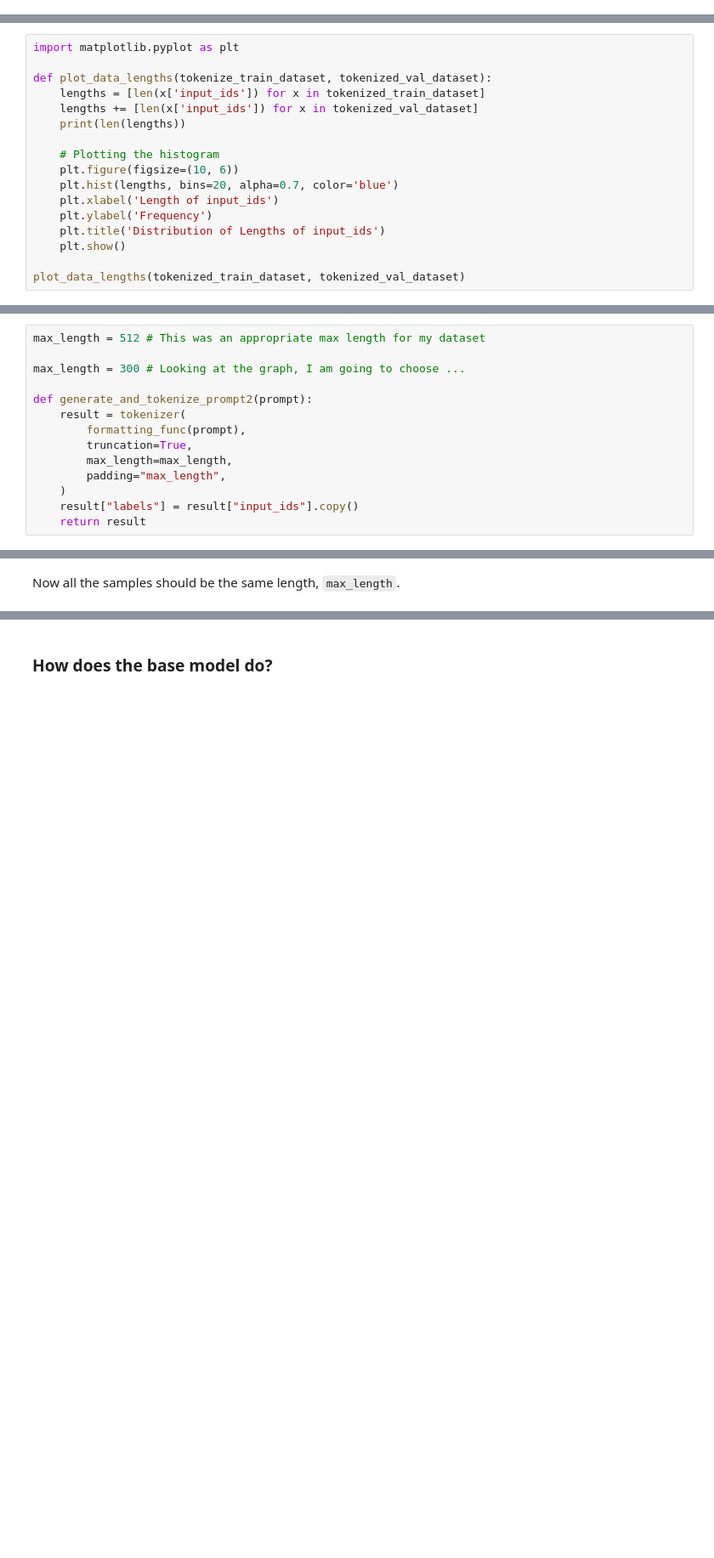
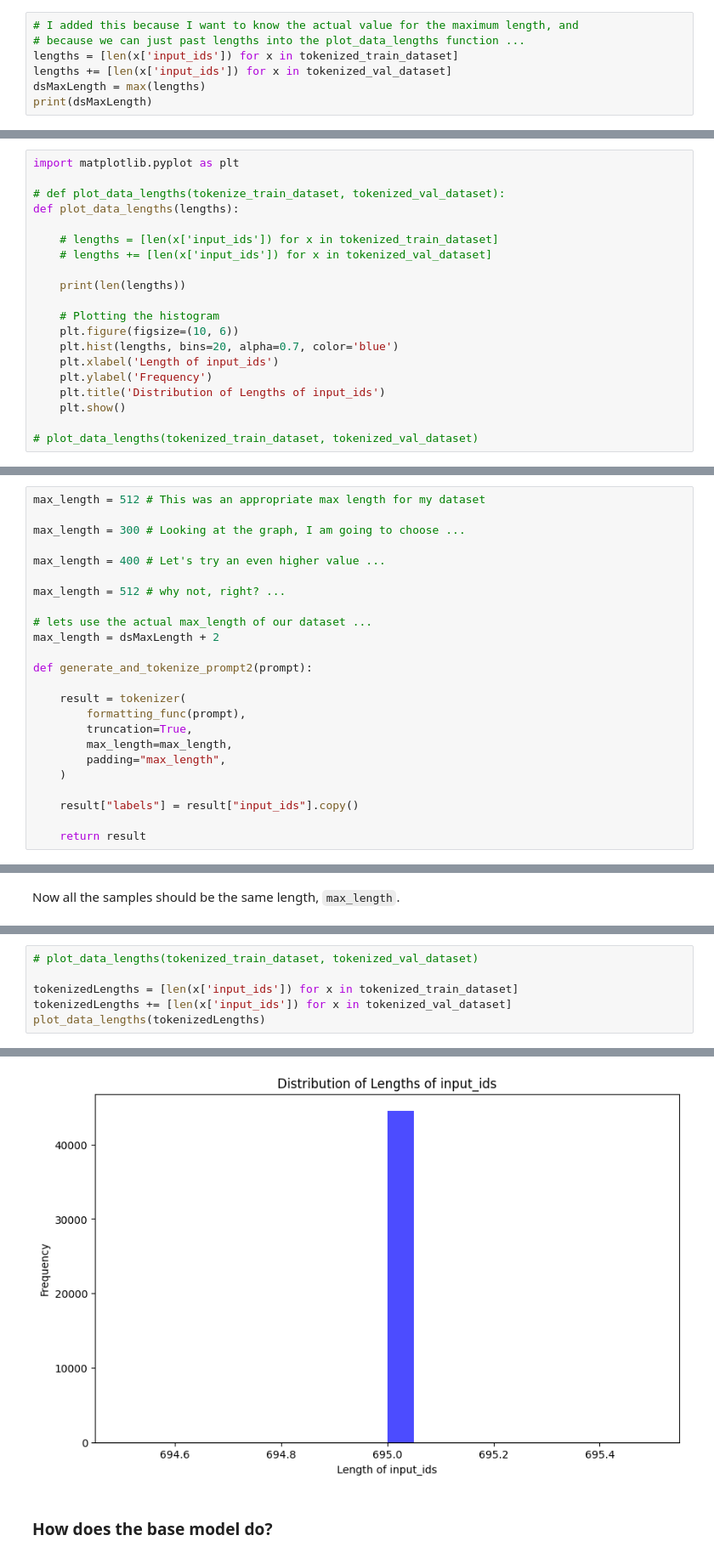
Before and after one commit to rkaunismaa/LLaMa2_PlayGround, a Jupyter notebook: llama2-finetune.ipynb, the cells around one changed output, grey strips where cells are left out. Shown at 85% size. Saved outputs shown, nothing was run; the diff lists cells and outputs as text; blank space fills up the shorter version.

```diff
--- a/llama2-finetune.ipynb
+++ b/llama2-finetune.ipynb
@@ -198,3 +202,10 @@ Reformat the prompt and tokenize each sample:
 # %%
 tokenized_train_dataset = train_dataset.map(generate_and_tokenize_prompt)
 tokenized_val_dataset = eval_dataset.map(generate_and_tokenize_prompt)
+# %%
+# I added this because I want to know the actual value for the maximum length, and
+# because we can just past lengths into the plot_data_lengths function ...
+lengths = [len(x['input_ids']) for x in tokenized_train_dataset]
+lengths += [len(x['input_ids']) for x in tokenized_val_dataset]
+dsMaxLength = max(lengths)
+print(dsMaxLength)
@@ -203,9 +216,12 @@ Let's get a distribution of our dataset lengths, so we can determine the appropr
 # %%
 import matplotlib.pyplot as plt
 
-def plot_data_lengths(tokenize_train_dataset, tokenized_val_dataset):
-    lengths = [len(x['input_ids']) for x in tokenized_train_dataset]
-    lengths += [len(x['input_ids']) for x in tokenized_val_dataset]
+# def plot_data_lengths(tokenize_train_dataset, tokenized_val_dataset):
+def plot_data_lengths(lengths):
+
+    # lengths = [len(x['input_ids']) for x in tokenized_train_dataset]
+    # lengths += [len(x['input_ids']) for x in tokenized_val_dataset]
+
     print(len(lengths))
 
     # Plotting the histogram
@@ -216,4 +232,4 @@ def plot_data_lengths(tokenize_train_dataset, tokenized_val_dataset):
     plt.title('Distribution of Lengths of input_ids')
     plt.show()
 
-plot_data_lengths(tokenized_train_dataset, tokenized_val_dataset)
+# plot_data_lengths(tokenized_train_dataset, tokenized_val_dataset)
@@ -231,12 +250,22 @@ max_length = 512 # This was an appropriate max length for my dataset
 
 max_length = 300 # Looking at the graph, I am going to choose ...
 
+max_length = 400 # Let's try an even higher value ...
+
+max_length = 512 # why not, right? ...
+
+# lets use the actual max_length of our dataset ...
+max_length = dsMaxLength + 2
+
 def generate_and_tokenize_prompt2(prompt):
+
     result = tokenizer(
         formatting_func(prompt),
         truncation=True,
         max_length=max_length,
         padding="max_length",
     )
+
     result["labels"] = result["input_ids"].copy()
+
     return result
@@ -258,0 +287,7 @@ plot_data_lengths(tokenized_train_dataset, tokenized_val_dataset)
+# %%
+# plot_data_lengths(tokenized_train_dataset, tokenized_val_dataset)
+
+tokenizedLengths = [len(x['input_ids']) for x in tokenized_train_dataset]
+tokenizedLengths += [len(x['input_ids']) for x in tokenized_val_dataset]
+plot_data_lengths(tokenizedLengths)
+# %% [output]
@@ -259,3 +295,4 @@ plot_data_lengths(tokenized_train_dataset, tokenized_val_dataset)
+[figure, added]
 # %% [markdown]
 ### How does the base model do?
 # %% [markdown]
```
Also changed, not shown: parts of 12 cells of this notebook, 1 other file.
